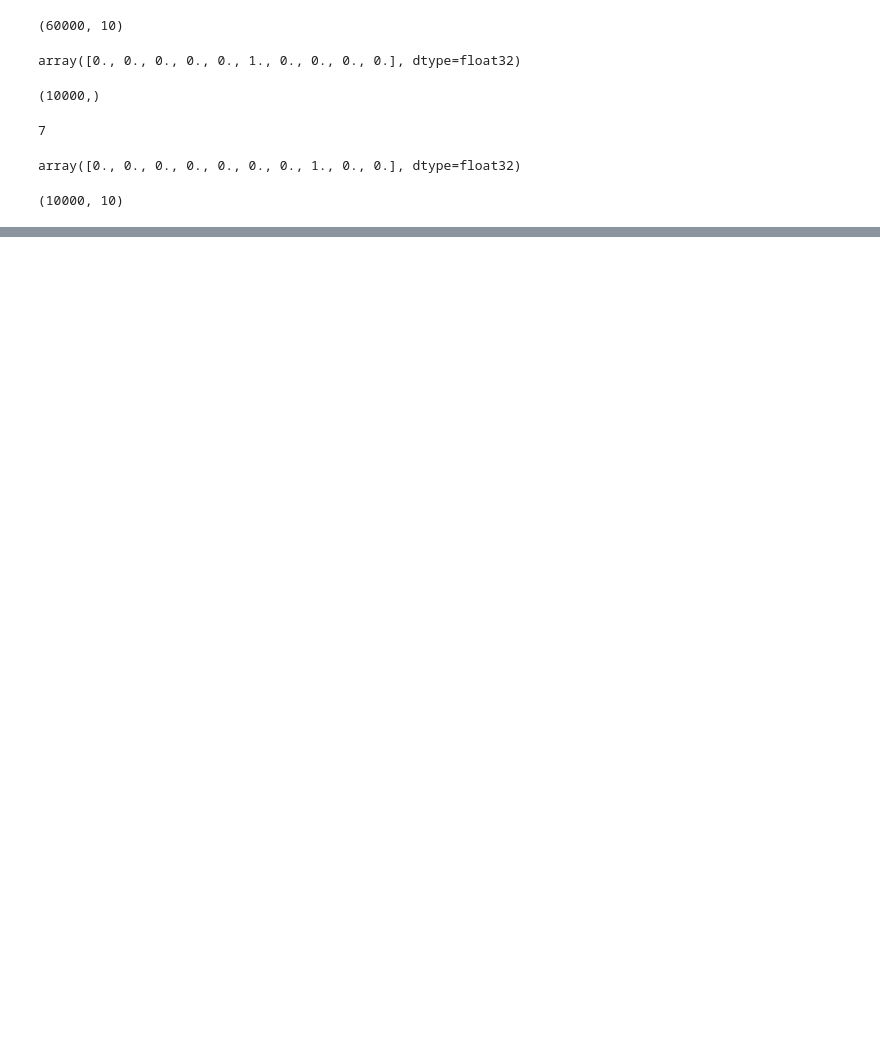
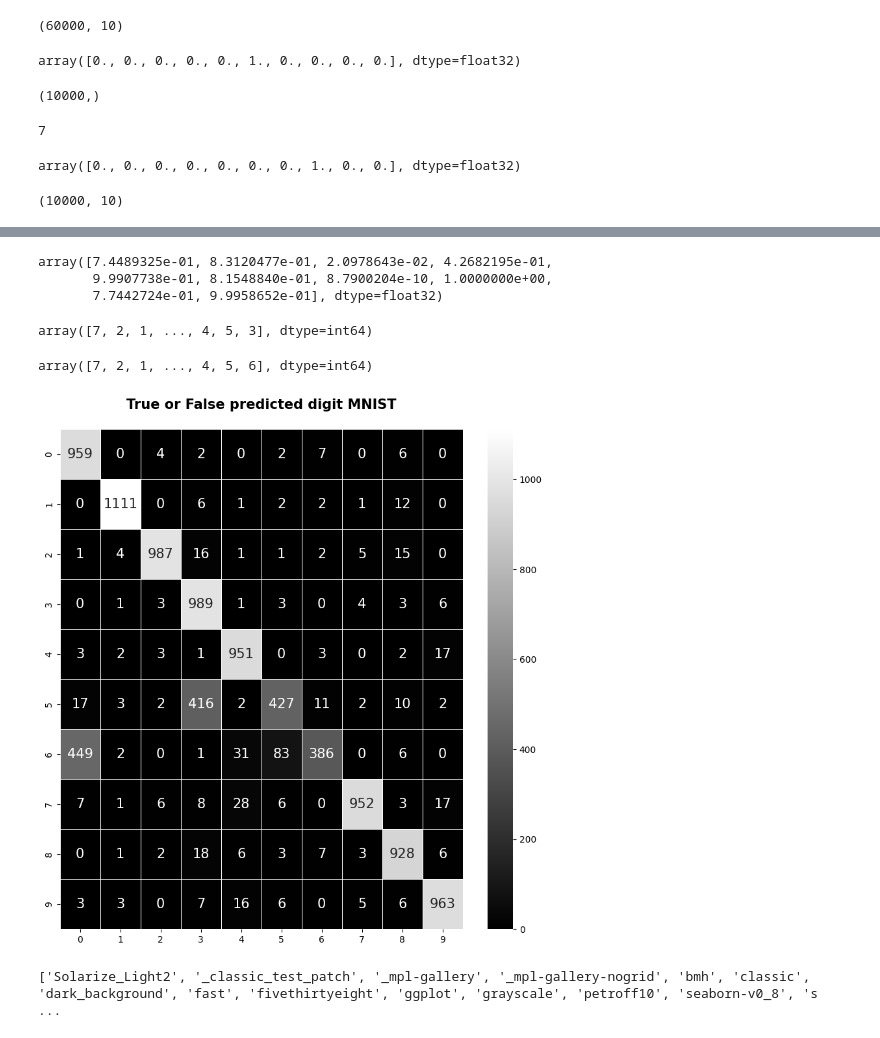
Before and after one commit to iampandiyan/DeepLearning, a Jupyter notebook: ANN/DigitANN.ipynb, the cells around one changed output, grey strips where cells are left out. Drawn from its saved outputs; the diff is of its cells as text; code cells hidden in the pictures; blank space fills up the shorter version.

```diff
--- a/ANN/DigitANN.ipynb
+++ b/ANN/DigitANN.ipynb
@@ -167,0 +206,2 @@ y_test_digit.shape
+# %%
+history=model.fit(X_train_digit, y_train_digit, batch_size=100, epochs=10,validation_data=(X_test_digit, y_test_digit))
@@ -167,0 +229,3 @@ y_test_digit.shape
+# %%
+#Predicting the labels-DIGIT
+y_predict = model.predict(X_test_digit)
@@ -167,0 +234,33 @@ y_test_digit.shape
+# %%
+y_predict[0]
+# %% [output]
+array([7.4489325e-01, 8.3120477e-01, 2.0978643e-02, 4.2682195e-01,
+       9.9907738e-01, 8.1548840e-01, 8.7900204e-10, 1.0000000e+00,
+       7.7442724e-01, 9.9958652e-01], dtype=float32)
+# %%
+y_predicts=np.argmax(y_predict, axis=1) # Here we get the index of maximum value in the encoded vector
+# %%
+y_predicts
+# %% [output]
+array([7, 2, 1, ..., 4, 5, 3], dtype=int64)
+# %%
+y_test_digit_eval=np.argmax(y_test_digit, axis=1)
+# %%
+y_test_digit_eval
+# %% [output]
+array([7, 2, 1, ..., 4, 5, 6], dtype=int64)
+# %%
+#Confusion matrix for Digit MNIST
+con_mat=confusion_matrix(y_test_digit_eval,y_predicts)
+plt.style.use('seaborn-v0_8-deep')
+plt.figure(figsize=(10,10))
+sns.heatmap(con_mat,annot=True,annot_kws={'size': 15},linewidths=0.5,fmt="d",cmap="gray")
+plt.title('True or False predicted digit MNIST\n',fontweight='bold',fontsize=15)
+plt.show()
+# %% [output]
+[figure, added]
+# %%
+import matplotlib.pyplot as plt
+print(plt.style.available)
+# %% [output]
+['Solarize_Light2', '_classic_test_patch', '_mpl-gallery', '_mpl-gallery-nogrid', 'bmh', 'classic', 'dark_background', 'fast', 'fivethirtyeight', 'ggplot', 'grayscale', 'petroff10', 'seaborn-v0_8', 's ...
```
Also changed, not shown: parts of 11 cells of this notebook, 2 other files.
